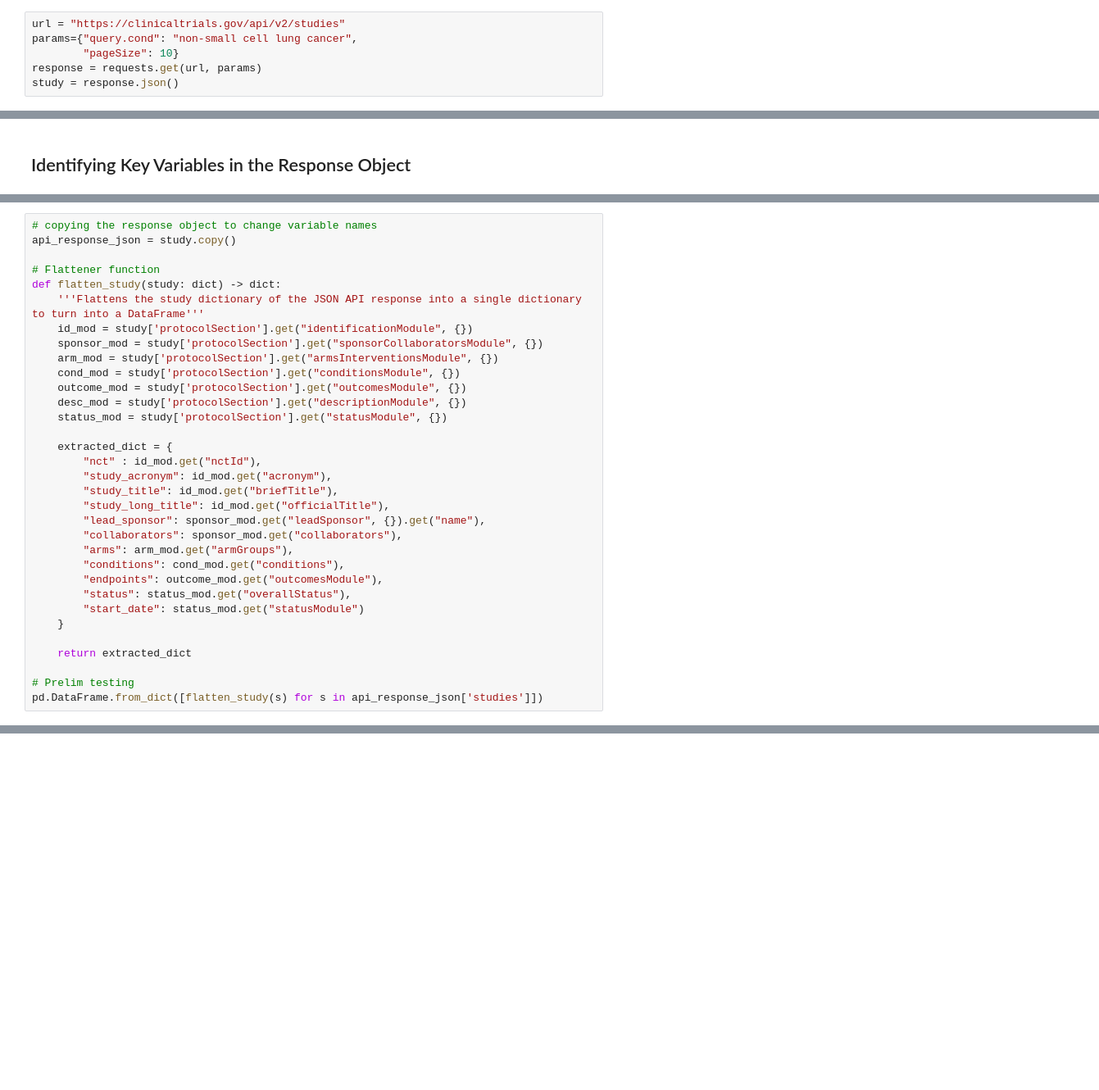
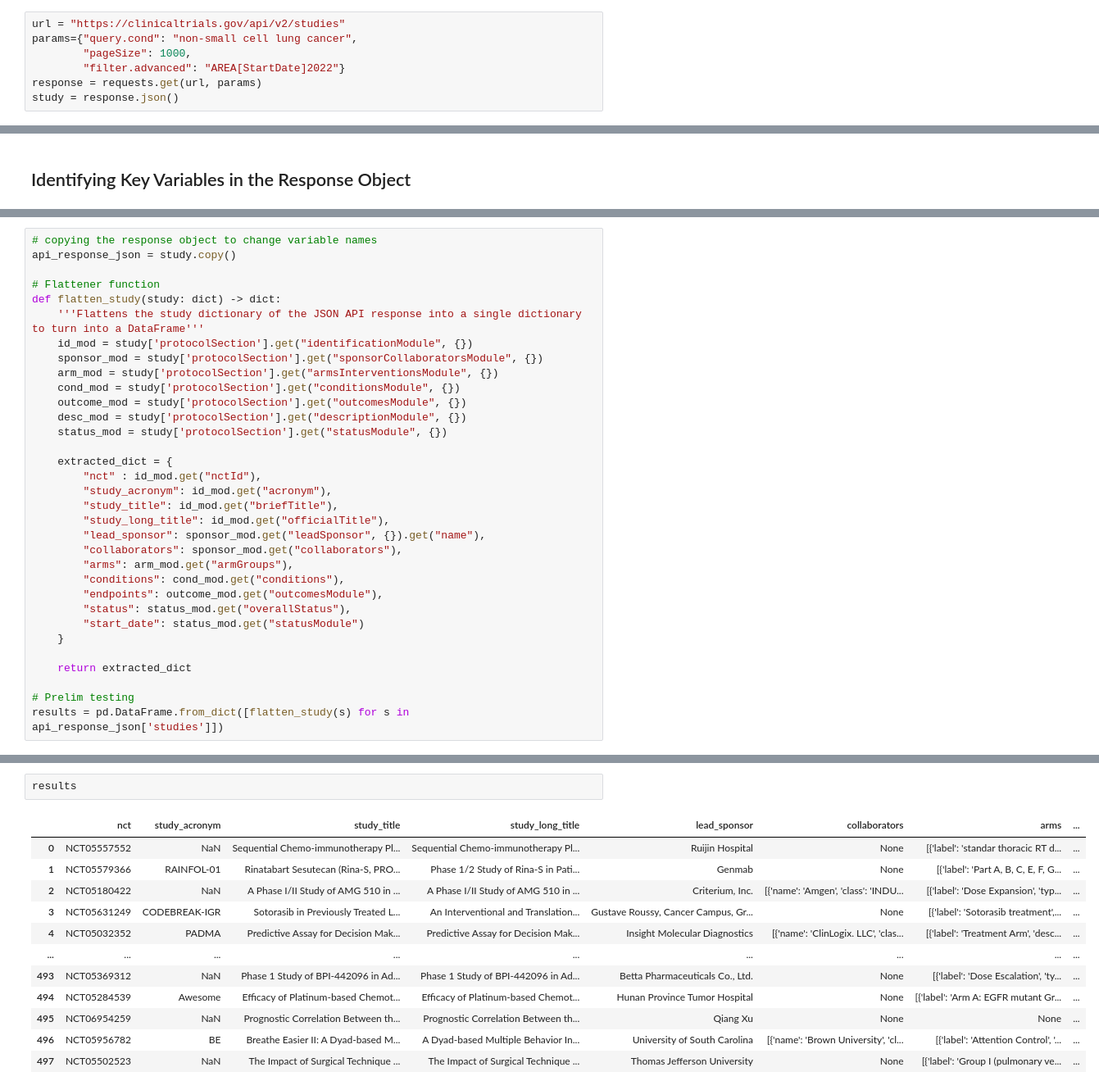
Before and after one commit to SJBales/data-engineering, a Jupyter notebook: notebooks/workshop.ipynb, the cells around one changed output, grey strips where cells are left out. Shown at 82% size. Cells and saved outputs as stored; diff of their text form; blank space fills up the shorter version.

Commit message:
Updates to data engineering logic

```diff
--- a/notebooks/workshop.ipynb
+++ b/notebooks/workshop.ipynb
@@ -7,7 +7,8 @@ from pprint import pprint
 # %%
 url = "https://clinicaltrials.gov/api/v2/studies"
 params={"query.cond": "non-small cell lung cancer",
-        "pageSize": 10}
+        "pageSize": 1000,
+        "filter.advanced": "AREA[StartDate]2022"}
 response = requests.get(url, params)
 study = response.json()
 # %% [markdown]
@@ -131,4 +134,4 @@ def flatten_study(study: dict) -> dict:
     return extracted_dict
 
 # Prelim testing
-pd.DataFrame.from_dict([flatten_study(s) for s in api_response_json['studies']])
+results = pd.DataFrame.from_dict([flatten_study(s) for s in api_response_json['studies']])
@@ -146,0 +138,15 @@ pd.DataFrame.from_dict([flatten_study(s) for s in api_response_json['studies']])
+# %%
+results
+# %% [output]
+|  | nct | study_acronym | study_title | study_long_title | lead_sponsor | collaborators | arms | ... |
+| 0 | NCT05557552 | NaN | Sequential Chemo-immunotherapy Pl... | Sequential Chemo-immunotherapy Pl... | Ruijin Hospital | None | [{'label': 'standar thoracic RT d... | ... |
+| 1 | NCT05579366 | RAINFOL-01 | Rinatabart Sesutecan (Rina-S, PRO... | Phase 1/2 Study of Rina-S in Pati... | Genmab | None | [{'label': 'Part A, B, C, E, F, G... | ... |
+| 2 | NCT05180422 | NaN | A Phase I/II Study of AMG 510 in ... | A Phase I/II Study of AMG 510 in ... | Criterium, Inc. | [{'name': 'Amgen', 'class': 'INDU... | [{'label': 'Dose Expansion', 'typ... | ... |
+| 3 | NCT05631249 | CODEBREAK-IGR | Sotorasib in Previously Treated L... | An Interventional and Translation... | Gustave Roussy, Cancer Campus, Gr... | None | [{'label': 'Sotorasib treatment',... | ... |
+| 4 | NCT05032352 | PADMA | Predictive Assay for Decision Mak... | Predictive Assay for Decision Mak... | Insight Molecular Diagnostics | [{'name': 'ClinLogix. LLC', 'clas... | [{'label': 'Treatment Arm', 'desc... | ... |
+| ... | ... | ... | ... | ... | ... | ... | ... | ... |
+| 493 | NCT05369312 | NaN | Phase 1 Study of BPI-442096 in Ad... | Phase 1 Study of BPI-442096 in Ad... | Betta Pharmaceuticals Co., Ltd. | None | [{'label': 'Dose Escalation', 'ty... | ... |
+| 494 | NCT05284539 | Awesome | Efficacy of Platinum-based Chemot... | Efficacy of Platinum-based Chemot... | Hunan Province Tumor Hospital | None | [{'label': 'Arm A: EGFR mutant Gr... | ... |
+| 495 | NCT06954259 | NaN | Prognostic Correlation Between th... | Prognostic Correlation Between th... | Qiang Xu | None | None | ... |
+| 496 | NCT05956782 | BE | Breathe Easier II: A Dyad-based M... | A Dyad-based Multiple Behavior In... | University of South Carolina | [{'name': 'Brown University', 'cl... | [{'label': 'Attention Control', '... | ... |
+| 497 | NCT05502523 | NaN | The Impact of Surgical Technique ... | The Impact of Surgical Technique ... | Thomas Jefferson University | None | [{'label': 'Group I (pulmonary ve... | ... |
```
Also changed, not shown: parts of 5 cells of this notebook.
